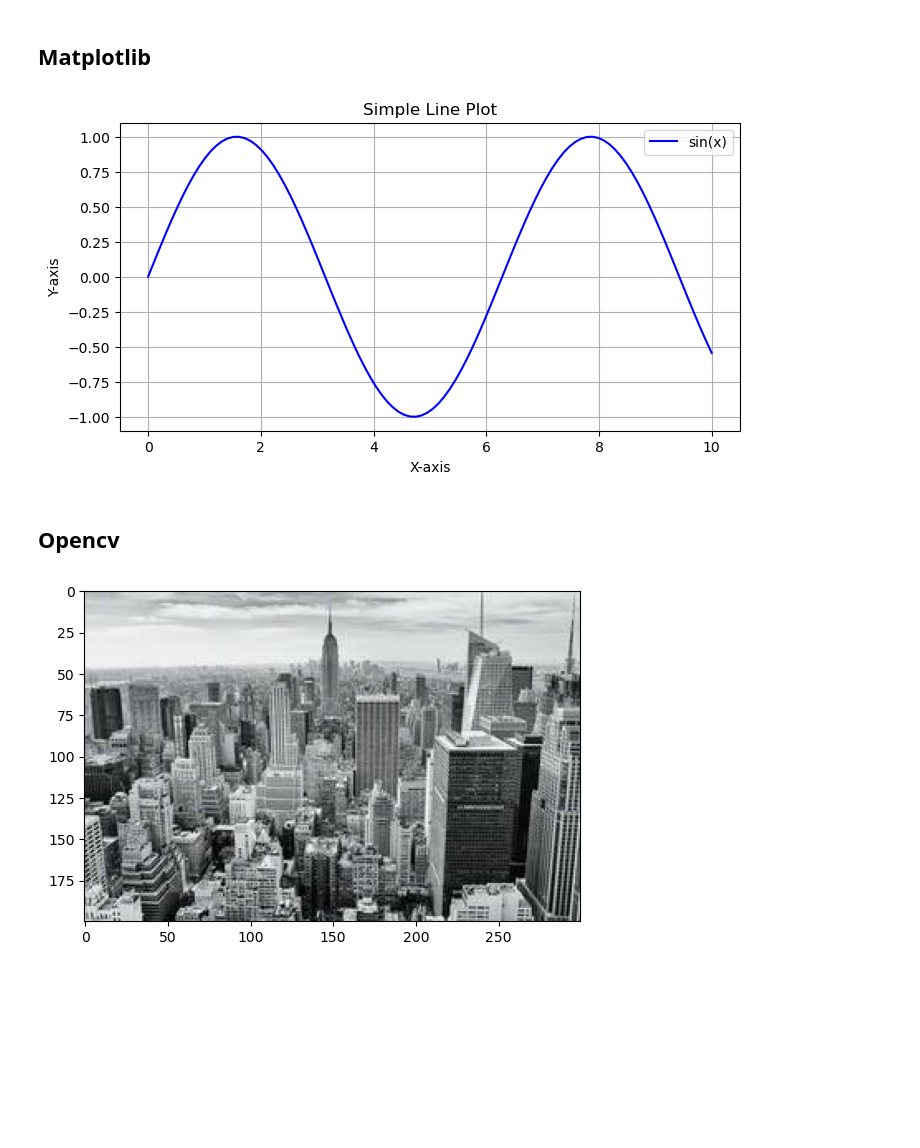
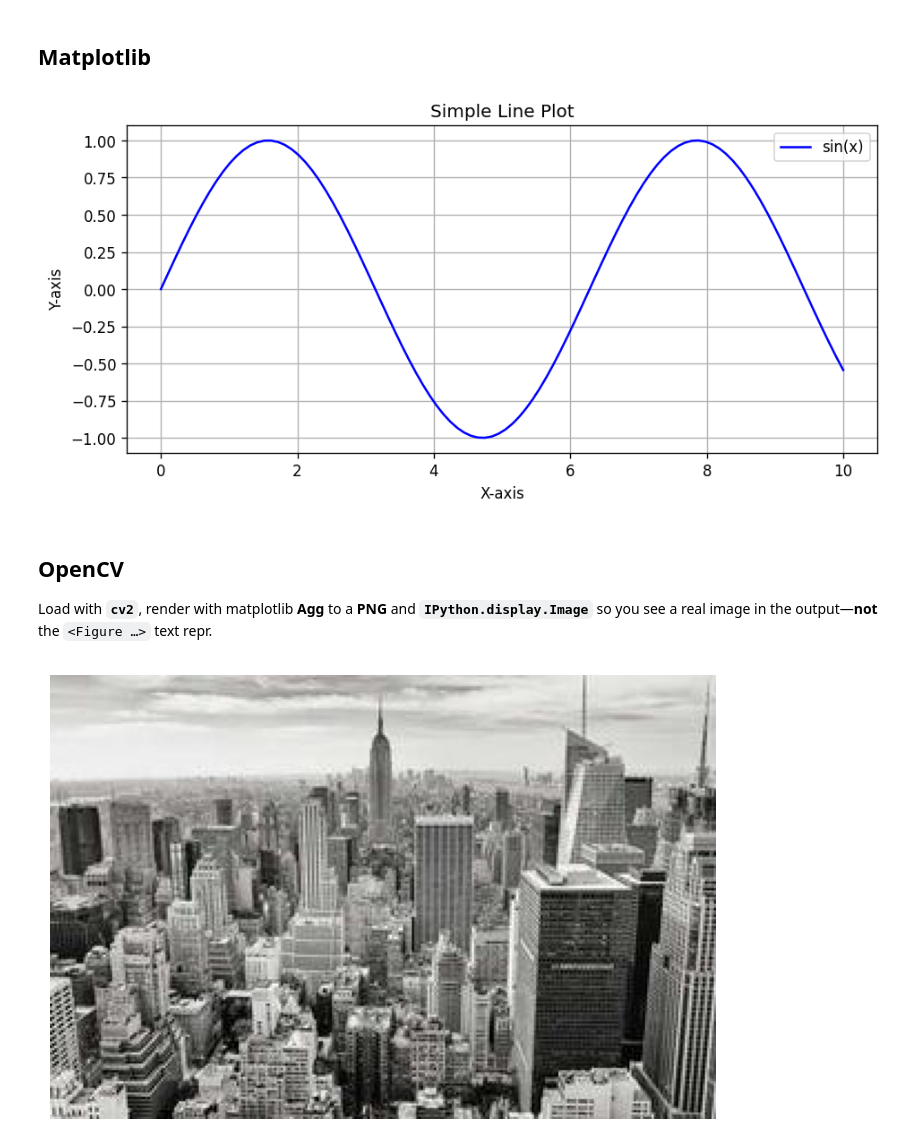
Before and after one commit to devenshah2018/image-retrieval, a Jupyter notebook: notebooks/demo.ipynb, the cells around one changed output. Cells and saved outputs as stored; diff of their text form; code cells hidden in the pictures; blank space fills up the shorter version.

```diff
--- a/notebooks/demo.ipynb
+++ b/notebooks/demo.ipynb
@@ -70,45 +77,71 @@ Solution: [0.8 1.8]
 # %% [markdown]
 ## Matplotlib
 # %%
+import matplotlib
+
+# Non-GUI backend — avoids hard kernel crashes with Cursor/Jupyter on macOS (esp. Python 3.13)
+matplotlib.use("Agg")
+
+from io import BytesIO
 from matplotlib import pyplot as plt
-%matplotlib inline
+from IPython.display import Image, display
 
 # Generate data
 x = np.linspace(0, 10, 100)
 y = np.sin(x)
 
-# Create the plot
-plt.figure(figsize=(8, 4))
-plt.plot(x, y, label='sin(x)', color='blue', linestyle='-')
+fig, ax = plt.subplots(figsize=(8, 4))
+ax.plot(x, y, label='sin(x)', color='blue', linestyle='-')
+ax.set_title('Simple Line Plot')
+ax.set_xlabel('X-axis')
+ax.set_ylabel('Y-axis')
+ax.legend()
+ax.grid(True)
+fig.tight_layout()
 
-# Add titles and labels
-plt.title('Simple Line Plot')
-plt.xlabel('X-axis')
-plt.ylabel('Y-axis')
-
-# Add a legend
-plt.legend()
-
-# Display the plot
-plt.grid(True)
-plt.show()
+buf = BytesIO()
+fig.savefig(buf, format="png", bbox_inches="tight", dpi=120)
+plt.close(fig)
+display(Image(data=buf.getvalue(), format="png"))
 # %% [output]
-[figure, old version]
+[figure, new version]
 # %% [markdown]
-## Opencv
+## OpenCV
+
+Load with **`cv2`**, render with matplotlib **Agg** to a **PNG** and **`IPython.display.Image`** so you see a real image in the output—**not** the `<Figure …>` text repr.
 # %%
+import numpy as np
+import cv2
+from pathlib import Path
+from io import BytesIO
 
-# Read an image from a file
-image = cv2.imread('test_img.jpg')
+import matplotlib
+matplotlib.use("Agg")
 
-# Convert BGR to RGB
-image_rgb = cv2.cvtColor(image, cv2.COLOR_BGR2RGB)
+from matplotlib import pyplot as plt
+from IPython.display import Image, display
 
-# Display the image using matplotlib
-plt.imshow(image)
-# plt.title('Loaded Image')
-# plt.axis('off')
-plt.show()
+img_path = Path("../mini-dataset/test_img.jpg")
+if img_path.is_file():
+    image = cv2.imread(str(img_path))
+else:
+    image = None
+
+if image is None:
+    image_rgb = np.zeros((120, 160, 3), dtype=np.uint8)
+    image_rgb[:, :] = (40, 80, 160)
+else:
+    image_rgb = cv2.cvtColor(image, cv2.COLOR_BGR2RGB)
+
+fig, ax = plt.subplots(figsize=(6, 4))
+ax.imshow(image_rgb)
+ax.set_axis_off()
+fig.tight_layout()
+
+buf = BytesIO()
+fig.savefig(buf, format="png", bbox_inches="tight", dpi=120)
+plt.close(fig)
+display(Image(data=buf.getvalue(), format="png"))
 # %% [output]
-[figure, old version]
+[figure, new version]
 # %% [markdown]
```
Also changed, not shown: parts of 6 cells of this notebook, 6 other files.
